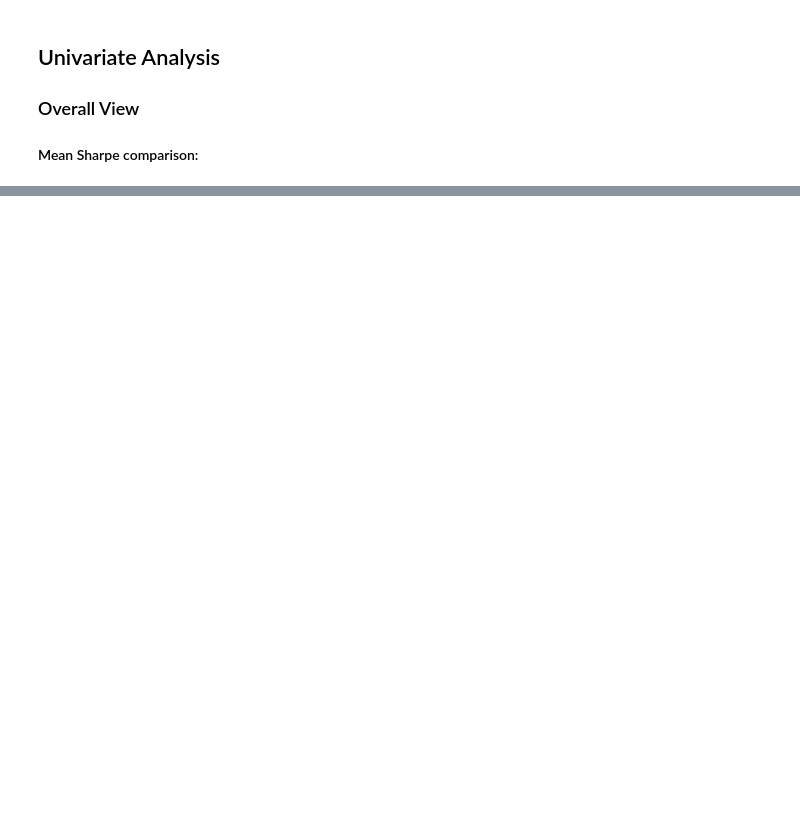
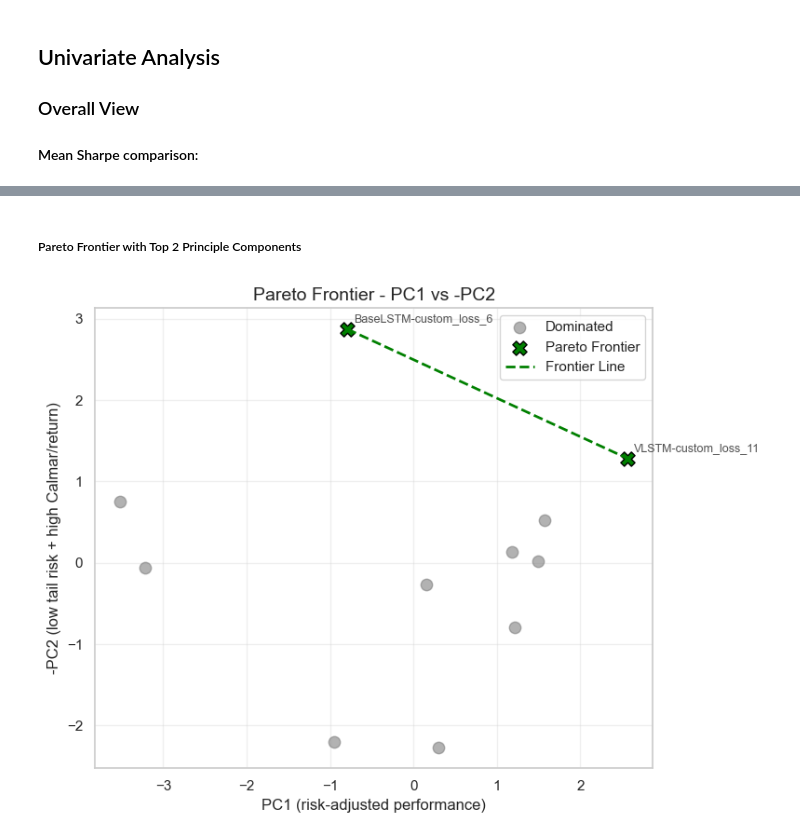
Before and after one commit to travisdesell/exact, a Jupyter notebook: financial_loss_functions/exploration/wfv_analysis.ipynb, the cells around one changed output, grey strips where cells are left out. Cells and saved outputs as stored; diff of their text form; code cells hidden in the pictures; blank space fills up the shorter version.

```diff
--- a/financial_loss_functions/exploration/wfv_analysis.ipynb
+++ b/financial_loss_functions/exploration/wfv_analysis.ipynb
@@ -208,0 +270,52 @@ plt.show()
+# %% [markdown]
+##### Pareto Frontier with Top 2 Principle Components
+# %%
+# Transform the standardized data (already filtered to models only, no benchmarks)
+pca_scores = pca.transform(scaled_perf)   # shape (n_models, n_components)
+
+pc_df = pd.DataFrame({
+    'model': filtered_perf.index,
+    'PC1': pca_scores[:, 0],
+    'PC2_inv': -pca_scores[:, 1]          # invert so higher is better
+})
+# %%
+def is_dominated(row, df):
+    for _, other in df.iterrows():
+        if (other['PC1'] >= row['PC1'] and other['PC2_inv'] >= row['PC2_inv'] and
+            (other['PC1'] > row['PC1'] or other['PC2_inv'] > row['PC2_inv'])):
+            return True
+    return False
+
+pc_df['dominated'] = pc_df.apply(lambda r: is_dominated(r, pc_df), axis=1)
+frontier = pc_df[~pc_df['dominated']].copy()
+# %%
+frontier_sorted = frontier.sort_values('PC1')
+
+plt.figure(figsize=(8,6))
+
+# Dominated models
+plt.scatter(pc_df[pc_df['dominated']]['PC1'], pc_df[pc_df['dominated']]['PC2_inv'],
+            c='gray', s=80, alpha=0.6, label='Dominated')
+
+# Frontier models
+plt.scatter(frontier['PC1'], frontier['PC2_inv'],
+            c='green', marker='X', s=120, edgecolors='black', label='Pareto Frontier')
+
+# Frontier line
+plt.plot(frontier_sorted['PC1'], frontier_sorted['PC2_inv'],
+         linestyle='--', color='green', linewidth=2, label='Frontier Line')
+
+# Annotations
+for _, row in frontier.iterrows():
+    plt.annotate(row['model'], (row['PC1'], row['PC2_inv']),
+                 xytext=(5, 5), textcoords='offset points', fontsize=9, alpha=0.8)
+
+plt.xlabel('PC1 (risk-adjusted performance)', fontsize=12)
+plt.ylabel('-PC2 (low tail risk + high Calmar/return)', fontsize=12)   # update label
+plt.title('Pareto Frontier - PC1 vs -PC2', fontsize=14)
+plt.legend()
+plt.grid(True, alpha=0.3)
+plt.tight_layout()
+plt.show()
+# %% [output]
+[figure, added]
```
Also changed, not shown: parts of 19 cells of this notebook, 1 other file.
